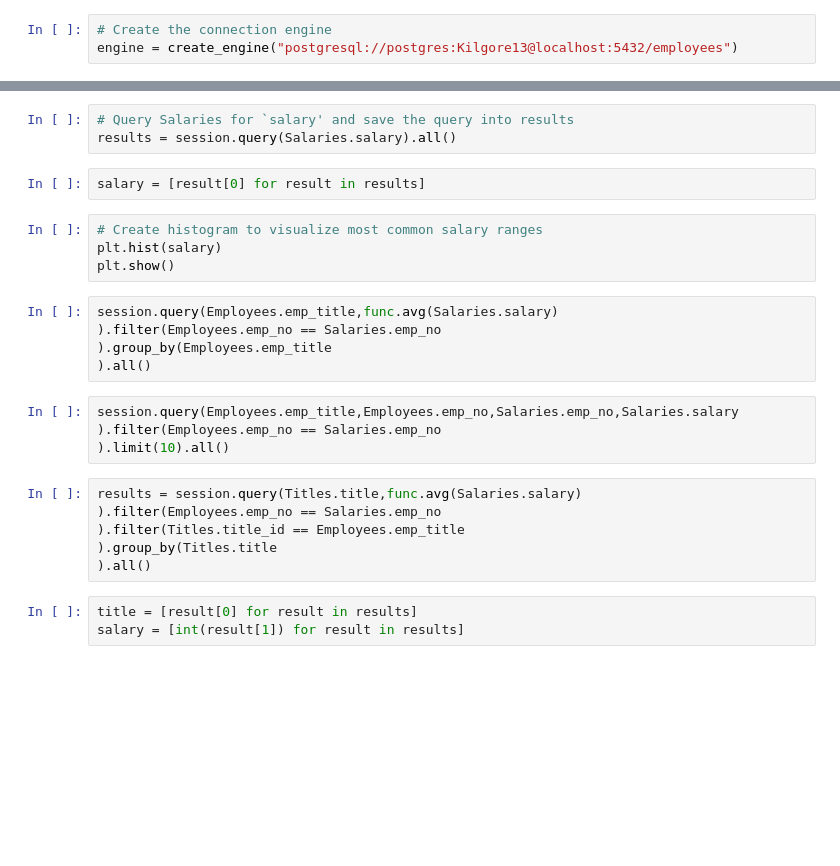
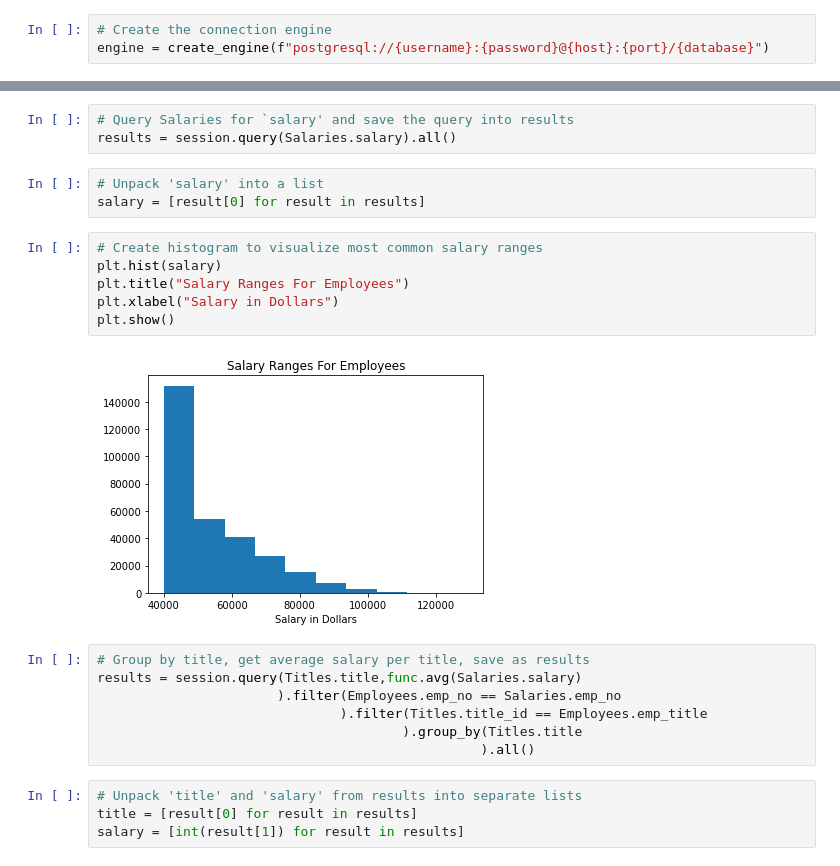
Before and after one commit to sgaetz1/sql-challenge, a Jupyter notebook: employee_bonus.ipynb, the cells around one changed output, grey strips where cells are left out. Cells and saved outputs as stored; diff of their text form; blank space fills up the shorter version.

```diff
--- a/employee_bonus.ipynb
+++ b/employee_bonus.ipynb
@@ -11,4 +12,4 @@ from sqlalchemy.orm import Session
 from sqlalchemy import create_engine, inspect, func
 # %%
 # Create the connection engine
-engine = create_engine("postgresql://postgres:Kilgore13@localhost:5432/employees")
+engine = create_engine(f"postgresql://{username}:{password}@{host}:{port}/{database}")
@@ -36,27 +62,25 @@ session = Session(engine)
 # Query Salaries for `salary' and save the query into results
 results = session.query(Salaries.salary).all()
 # %%
+# Unpack 'salary' into a list
 salary = [result[0] for result in results]
 # %%
 # Create histogram to visualize most common salary ranges
 plt.hist(salary)
+plt.title("Salary Ranges For Employees")
+plt.xlabel("Salary in Dollars")
 plt.show()
+# %% [output]
+[figure, added]
 # %%
-session.query(Employees.emp_title,func.avg(Salaries.salary)
-).filter(Employees.emp_no == Salaries.emp_no
-).group_by(Employees.emp_title
-).all()
+# Group by title, get average salary per title, save as results
+results = session.query(Titles.title,func.avg(Salaries.salary)
+                       ).filter(Employees.emp_no == Salaries.emp_no
+                               ).filter(Titles.title_id == Employees.emp_title
+                                       ).group_by(Titles.title
+                                                 ).all()
-# %%
-session.query(Employees.emp_title,Employees.emp_no,Salaries.emp_no,Salaries.salary
-).filter(Employees.emp_no == Salaries.emp_no
-).limit(10).all()
-# %%
-results = session.query(Titles.title,func.avg(Salaries.salary)
-).filter(Employees.emp_no == Salaries.emp_no
-).filter(Titles.title_id == Employees.emp_title
-).group_by(Titles.title
-).all()
 # %%
+# Unpack 'title' and 'salary' from results into separate lists
 title = [result[0] for result in results]
 salary = [int(result[1]) for result in results]
 # %%
```
Also changed, not shown: parts of 12 cells of this notebook, 1 other file.
